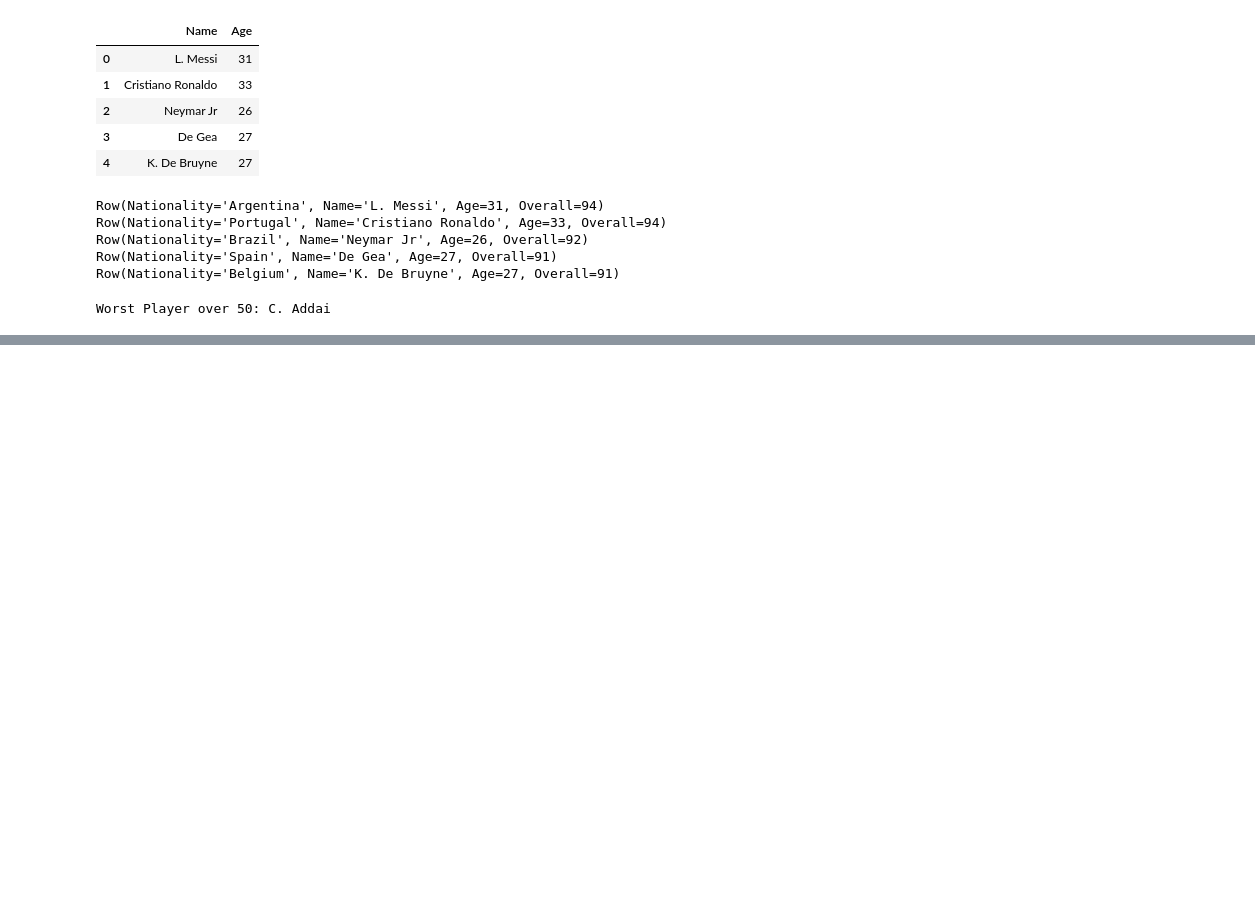
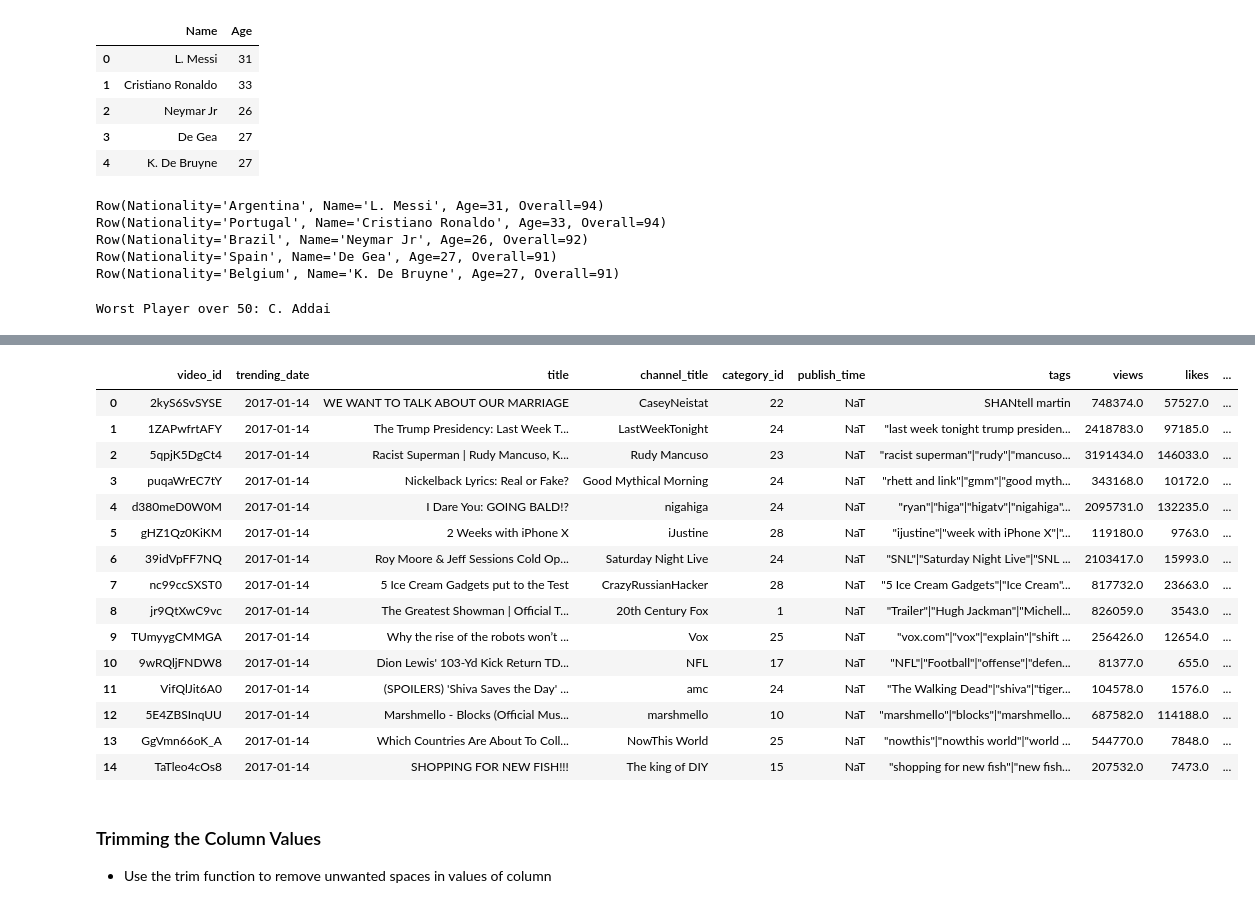
Before and after one commit to citysiva180/PySpark_Exclusive_Learning, a Jupyter notebook: PySpark_Essentials_by_LAYLA.ipynb, the cells around one changed output, grey strips where cells are left out. Cells and saved outputs as stored; diff of their text form; code cells hidden in the pictures; blank space fills up the shorter version.

```diff
--- a/PySpark_Essentials_by_LAYLA.ipynb
+++ b/PySpark_Essentials_by_LAYLA.ipynb
@@ -870,0 +1140,2 @@ Worst Player over 50: C. Addai
+# %%
+videos = spark.read.csv(general_path+'youtubevideos.csv',inferSchema=True,header=True)
@@ -870,0 +1153,6 @@ Worst Player over 50: C. Addai
+# %%
+df = videos.withColumn("views",videos["views"].cast(IntegerType())) \
+           .withColumn("likes",videos["likes"].cast(IntegerType())) \
+           .withColumn("dislikes",videos["dislikes"].cast(IntegerType())) \
+           .withColumn("trending_date",to_date(videos.trending_date,'yy.dd.mm')) \
+           .withColumn("publish_time",to_timestamp('publish_time','yyyy-MM-dd HH:mm:ss.S'))
@@ -870,0 +1194,4 @@ Worst Player over 50: C. Addai
+# %%
+df = df.withColumn('publish_time_2',regexp_replace(df.publish_time,'T',' '))
+# %%
+df = df.withColumn('publish_time_2',regexp_replace(df.publish_time_2,'Z',''))
@@ -870,0 +1211,22 @@ Worst Player over 50: C. Addai
+# %%
+df.toPandas().head(15)
+# %% [output]
+|  | video_id | trending_date | title | channel_title | category_id | publish_time | tags | views | likes | ... |
+| 0 | 2kyS6SvSYSE | 2017-01-14 | WE WANT TO TALK ABOUT OUR MARRIAGE | CaseyNeistat | 22 | NaT | SHANtell martin | 748374.0 | 57527.0 | ... |
+| 1 | 1ZAPwfrtAFY | 2017-01-14 | The Trump Presidency: Last Week T... | LastWeekTonight | 24 | NaT | "last week tonight trump presiden... | 2418783.0 | 97185.0 | ... |
+| 2 | 5qpjK5DgCt4 | 2017-01-14 | Racist Superman | Rudy Mancuso, K... | Rudy Mancuso | 23 | NaT | "racist superman"|"rudy"|"mancuso... | 3191434.0 | 146033.0 | ... |
+| 3 | puqaWrEC7tY | 2017-01-14 | Nickelback Lyrics: Real or Fake? | Good Mythical Morning | 24 | NaT | "rhett and link"|"gmm"|"good myth... | 343168.0 | 10172.0 | ... |
+| 4 | d380meD0W0M | 2017-01-14 | I Dare You: GOING BALD!? | nigahiga | 24 | NaT | "ryan"|"higa"|"higatv"|"nigahiga"... | 2095731.0 | 132235.0 | ... |
+| 5 | gHZ1Qz0KiKM | 2017-01-14 | 2 Weeks with iPhone X | iJustine | 28 | NaT | "ijustine"|"week with iPhone X"|"... | 119180.0 | 9763.0 | ... |
+| 6 | 39idVpFF7NQ | 2017-01-14 | Roy Moore & Jeff Sessions Cold Op... | Saturday Night Live | 24 | NaT | "SNL"|"Saturday Night Live"|"SNL ... | 2103417.0 | 15993.0 | ... |
+| 7 | nc99ccSXST0 | 2017-01-14 | 5 Ice Cream Gadgets put to the Test | CrazyRussianHacker | 28 | NaT | "5 Ice Cream Gadgets"|"Ice Cream"... | 817732.0 | 23663.0 | ... |
+| 8 | jr9QtXwC9vc | 2017-01-14 | The Greatest Showman | Official T... | 20th Century Fox | 1 | NaT | "Trailer"|"Hugh Jackman"|"Michell... | 826059.0 | 3543.0 | ... |
+| 9 | TUmyygCMMGA | 2017-01-14 | Why the rise of the robots won’t ... | Vox | 25 | NaT | "vox.com"|"vox"|"explain"|"shift ... | 256426.0 | 12654.0 | ... |
+| 10 | 9wRQljFNDW8 | 2017-01-14 | Dion Lewis' 103-Yd Kick Return TD... | NFL | 17 | NaT | "NFL"|"Football"|"offense"|"defen... | 81377.0 | 655.0 | ... |
+| 11 | VifQlJit6A0 | 2017-01-14 | (SPOILERS) 'Shiva Saves the Day' ... | amc | 24 | NaT | "The Walking Dead"|"shiva"|"tiger... | 104578.0 | 1576.0 | ... |
+| 12 | 5E4ZBSInqUU | 2017-01-14 | Marshmello - Blocks (Official Mus... | marshmello | 10 | NaT | "marshmello"|"blocks"|"marshmello... | 687582.0 | 114188.0 | ... |
+| 13 | GgVmn66oK_A | 2017-01-14 | Which Countries Are About To Coll... | NowThis World | 25 | NaT | "nowthis"|"nowthis world"|"world ... | 544770.0 | 7848.0 | ... |
+| 14 | TaTleo4cOs8 | 2017-01-14 | SHOPPING FOR NEW FISH!!! | The king of DIY | 15 | NaT | "shopping for new fish"|"new fish... | 207532.0 | 7473.0 | ... |
+# %% [markdown]
+### Trimming the Column Values
+- Use the trim function to remove unwanted spaces in values of column
```
Also changed, not shown: parts of 76 cells of this notebook.
